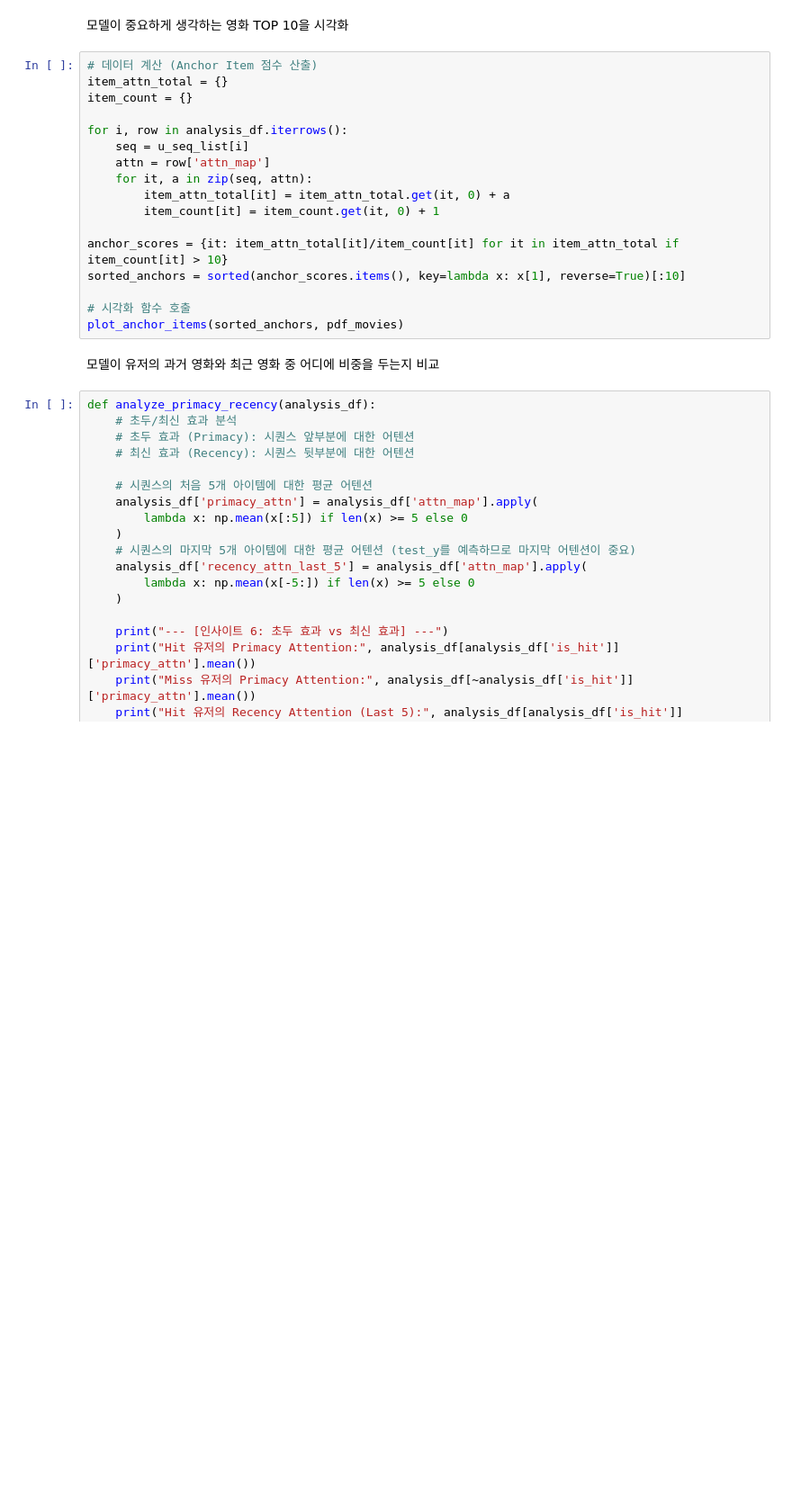
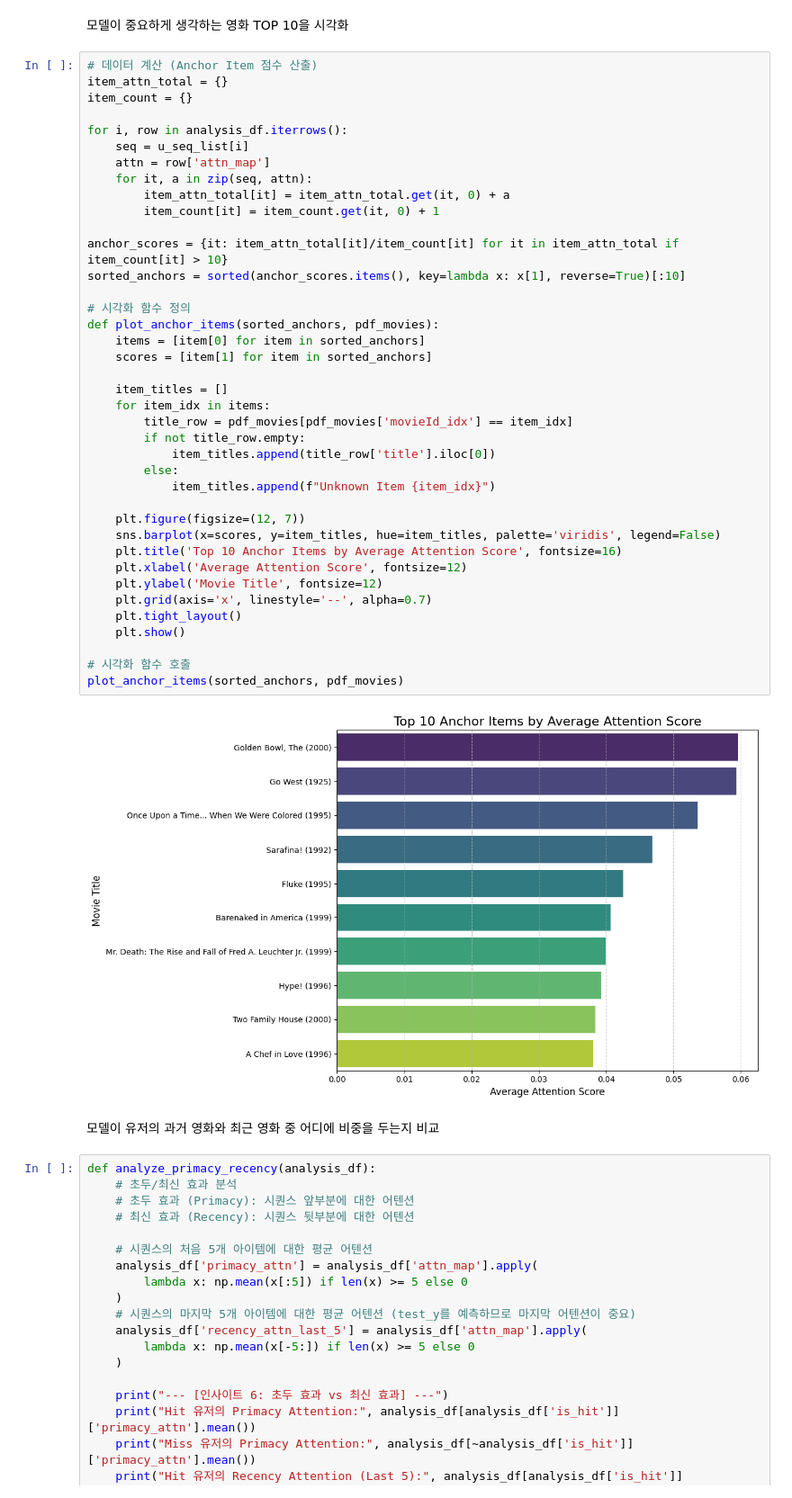
Before and after one commit to shoh0806/Capstone_Design, a Jupyter notebook: Bert4Rec_model.ipynb, the cells around one changed output. Shown at 90% size. Drawn from its saved outputs; the diff is of its cells as text; blank space fills up the shorter version.

```diff
--- a/Bert4Rec_model.ipynb
+++ b/Bert4Rec_model.ipynb
@@ -838,20 +966,44 @@ plot_temporal_decay(gap_df)
 # %%
 # 데이터 계산 (Anchor Item 점수 산출)
 item_attn_total = {}
 item_count = {}
 
 for i, row in analysis_df.iterrows():
     seq = u_seq_list[i]
     attn = row['attn_map']
     for it, a in zip(seq, attn):
         item_attn_total[it] = item_attn_total.get(it, 0) + a
         item_count[it] = item_count.get(it, 0) + 1
 
 anchor_scores = {it: item_attn_total[it]/item_count[it] for it in item_attn_total if item_count[it] > 10}
 sorted_anchors = sorted(anchor_scores.items(), key=lambda x: x[1], reverse=True)[:10]
 
+# 시각화 함수 정의
+def plot_anchor_items(sorted_anchors, pdf_movies):
+    items = [item[0] for item in sorted_anchors]
+    scores = [item[1] for item in sorted_anchors]
+
+    item_titles = []
+    for item_idx in items:
+        title_row = pdf_movies[pdf_movies['movieId_idx'] == item_idx]
+        if not title_row.empty:
+            item_titles.append(title_row['title'].iloc[0])
+        else:
+            item_titles.append(f"Unknown Item {item_idx}")
+
+    plt.figure(figsize=(12, 7))
+    sns.barplot(x=scores, y=item_titles, hue=item_titles, palette='viridis', legend=False)
+    plt.title('Top 10 Anchor Items by Average Attention Score', fontsize=16)
+    plt.xlabel('Average Attention Score', fontsize=12)
+    plt.ylabel('Movie Title', fontsize=12)
+    plt.grid(axis='x', linestyle='--', alpha=0.7)
+    plt.tight_layout()
+    plt.show()
+
 # 시각화 함수 호출
 plot_anchor_items(sorted_anchors, pdf_movies)
+# %% [output]
+[figure, added]
 # %% [markdown]
 모델이 유저의 과거 영화와 최근 영화 중 어디에 비중을 두는지 비교
 # %%
```
Also changed, not shown: parts of 26 cells of this notebook.
